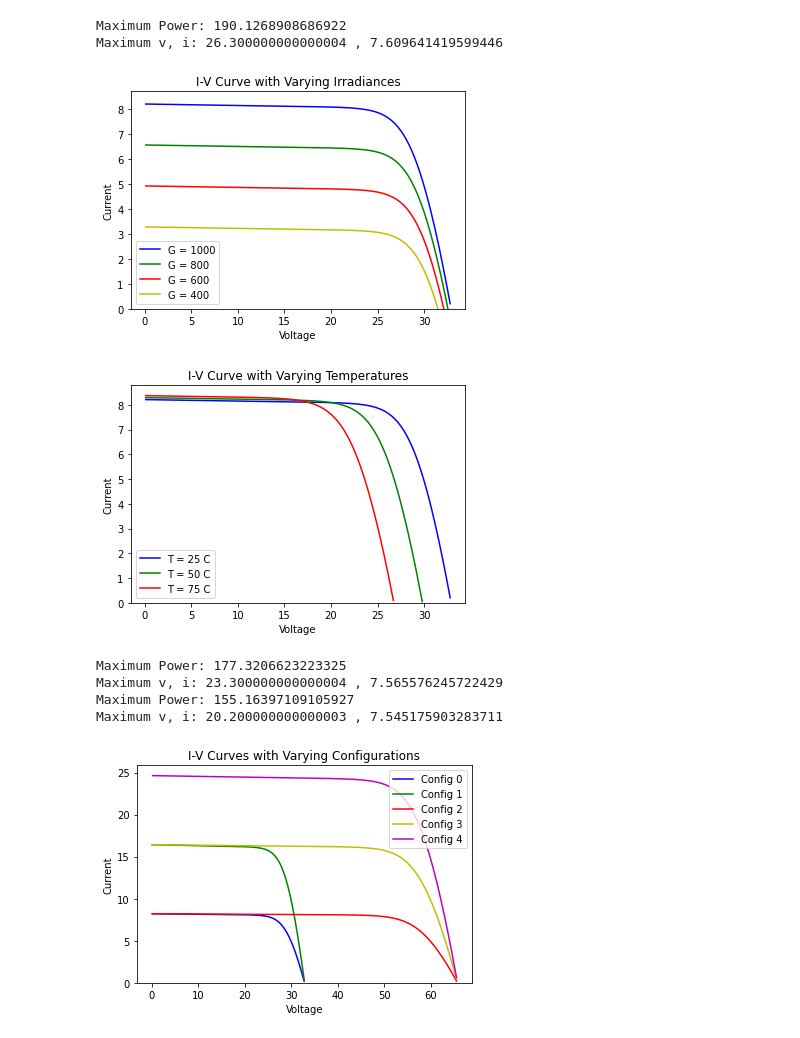
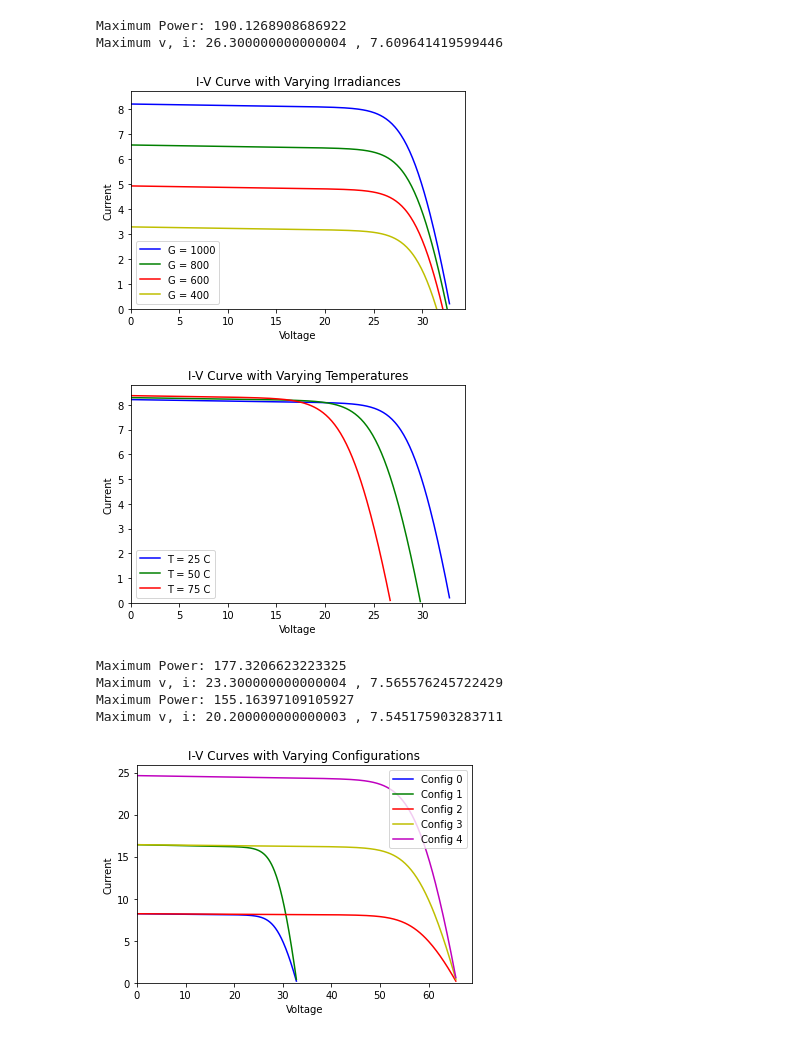
Before and after one commit to margot03/InSIGHT, a Jupyter notebook: Demo.ipynb, the cells around one changed output. Cells and saved outputs as stored; diff of their text form; code cells hidden in the pictures.

```diff
--- a/Demo.ipynb
+++ b/Demo.ipynb
@@ -67,37 +67,37 @@ plt.xlabel('Voltage')
 plt.ylabel('Current')
 plt.title('I-V Curve with Varying Irradiances')
 plt.legend()
-plt.axis((None, None, 0, None))
+plt.axis((0, None, 0, None))
 plt.show()
 # %% [output]
-[figure, old version]
+[figure, new version]
 # %%
 ## Sensitivity analysis: Varying Temperatures
 
 pv_mod_t1 = pv_model_class.PvModel(Iscn, Vocn, Imp, Vmp, Kv, Ki, Ns, Gn, Gn, Tn, 50 + 273.15, Egap, err, inverter, array_dim)
 pv_mod_t2 = pv_model_class.PvModel(Iscn, Vocn, Imp, Vmp, Kv, Ki, Ns, Gn, Gn, Tn, 75 + 273.15, Egap, err, inverter, array_dim)
 v_t1, i_t1, P_t1 = pv_mod_t1.calculate_power(Rs, Rp, a)
 v_t2, i_t2, P_t2 = pv_mod_t2.calculate_power(Rs, Rp, a)
 
 plt.plot(v, i, 'b', label='T = 25 C')
 plt.plot(v_t1, i_t1, 'g', label='T = 50 C')
 plt.plot(v_t2, i_t2, 'r', label='T = 75 C')
 plt.xlabel('Voltage')
 plt.ylabel('Current')
 plt.title('I-V Curve with Varying Temperatures')
 plt.legend()
-plt.axis((None, None, 0, None))
+plt.axis((0, None, 0, None))
 plt.show()
 
 P_max = np.argmax(P_t1)
 print('Maximum Power:', P[P_max])
 print('Maximum v, i:', v_t1[P_max],",",i_t1[P_max])
 
 P_max = np.argmax(P_t2)
 print('Maximum Power:', P[P_max])
 print('Maximum v, i:', v_t2[P_max],",",i_t2[P_max])
 # %% [output]
-[figure, old version]
+[figure, new version]
 Maximum Power: 177.3206623223325
 Maximum v, i: 23.300000000000004 , 7.565576245722429
 Maximum Power: 155.16397109105927
@@ -134,7 +134,7 @@ plt.xlabel('Voltage')
 plt.ylabel('Current')
 plt.title('I-V Curves with Varying Configurations')
 plt.legend()
-plt.axis((None, None, 0, None))
+plt.axis((0, None, 0, None))
 plt.show()
 # %% [output]
-[figure, old version]
+[figure, new version]
```
Also changed, not shown: 1 other file.
